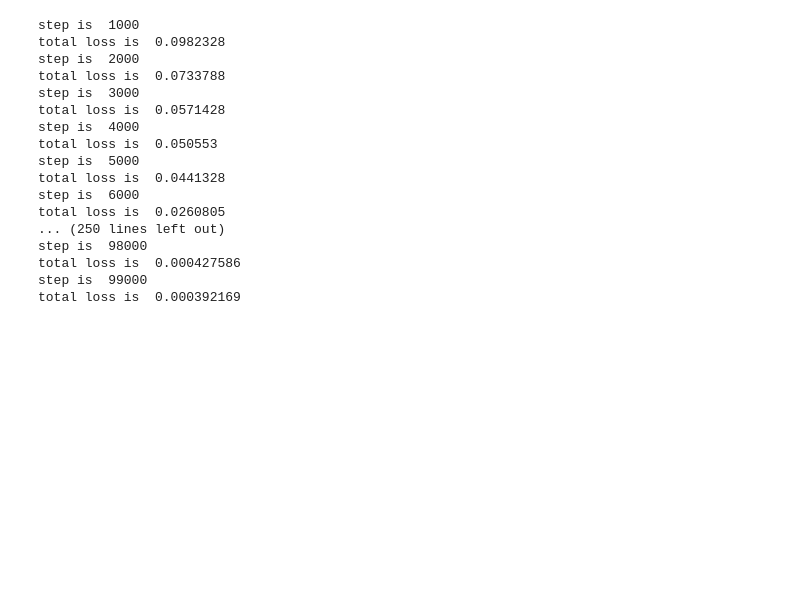
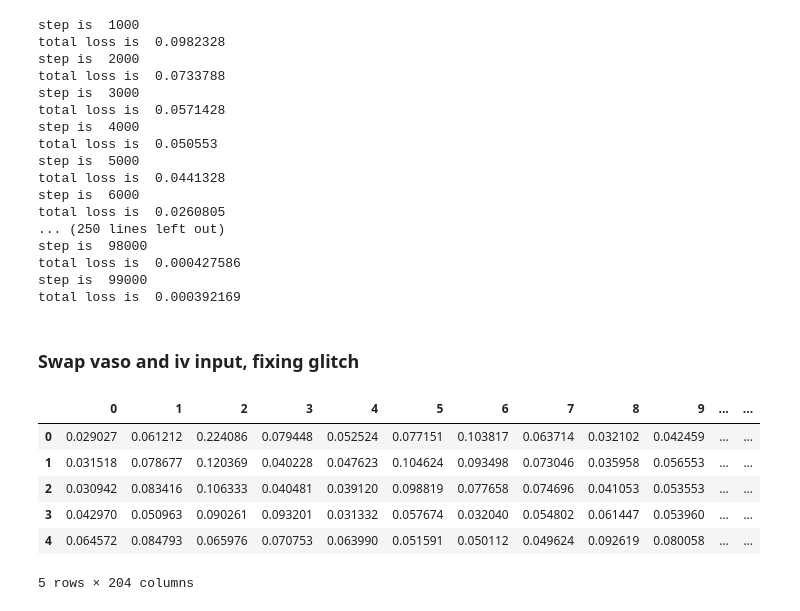
Before and after one commit to wihl/cs282-f17-xuefeng-yi-david, a Jupyter notebook: code/Encoder/SparseAutoencoder.ipynb, the cells around one changed output. Saved outputs shown, nothing was run; the diff lists cells and outputs as text; code cells hidden in the pictures; blank space fills up the shorter version.

```diff
--- a/code/Encoder/SparseAutoencoder.ipynb
+++ b/code/Encoder/SparseAutoencoder.ipynb
@@ -170,3 +170,22 @@ total loss is  0.000392169
 # %%
 train_autoencode.to_csv("../../data/train_scaled_encoded.csv", index=False)
 test_autoencode.to_csv("../../data/test_scaled_encoded.csv", index=False)
+# %% [markdown]
+### Swap vaso and iv input, fixing glitch
+# %%
+train_encoded = pd.read_csv('../../data/train_scaled_encoded.csv')
+test_encoded = pd.read_csv('../../data/test_scaled_encoded.csv')
+# %%
+temp = train_encoded['vaso_input']
+train_encoded['vaso_input'] = train_encoded['iv_input']
+train_encoded['iv_input'] = temp
+# %%
+train_encoded.head()
+# %% [output]
+|  | 0 | 1 | 2 | 3 | 4 | 5 | 6 | 7 | 8 | 9 | ... | ... |
+| 0 | 0.029027 | 0.061212 | 0.224086 | 0.079448 | 0.052524 | 0.077151 | 0.103817 | 0.063714 | 0.032102 | 0.042459 | ... | ... |
+| 1 | 0.031518 | 0.078677 | 0.120369 | 0.040228 | 0.047623 | 0.104624 | 0.093498 | 0.073046 | 0.035958 | 0.056553 | ... | ... |
+| 2 | 0.030942 | 0.083416 | 0.106333 | 0.040481 | 0.039120 | 0.098819 | 0.077658 | 0.074696 | 0.041053 | 0.053553 | ... | ... |
+| 3 | 0.042970 | 0.050963 | 0.090261 | 0.093201 | 0.031332 | 0.057674 | 0.032040 | 0.054802 | 0.061447 | 0.053960 | ... | ... |
+| 4 | 0.064572 | 0.084793 | 0.065976 | 0.070753 | 0.063990 | 0.051591 | 0.050112 | 0.049624 | 0.092619 | 0.080058 | ... | ... |
+5 rows × 204 columns
```
Also changed, not shown: parts of 4 cells of this notebook, 11 other files.
